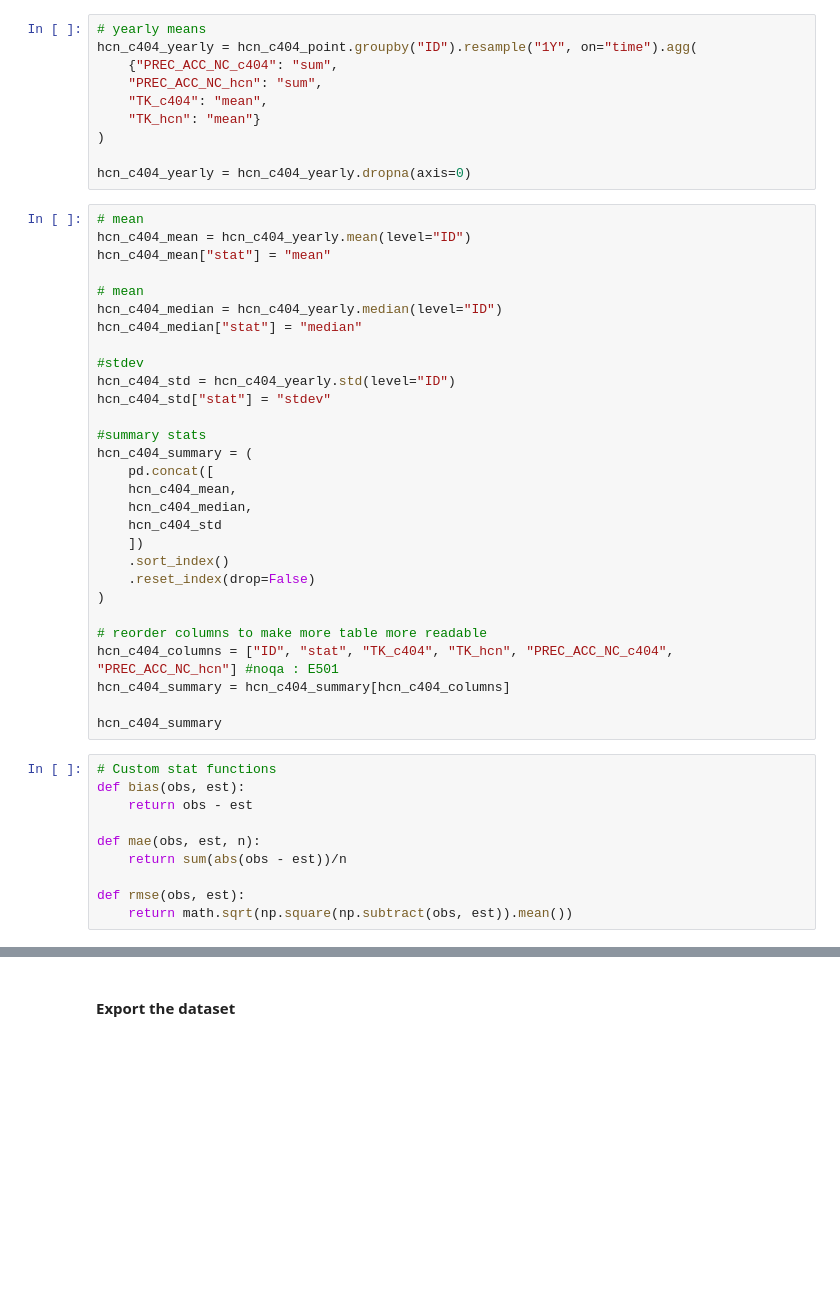
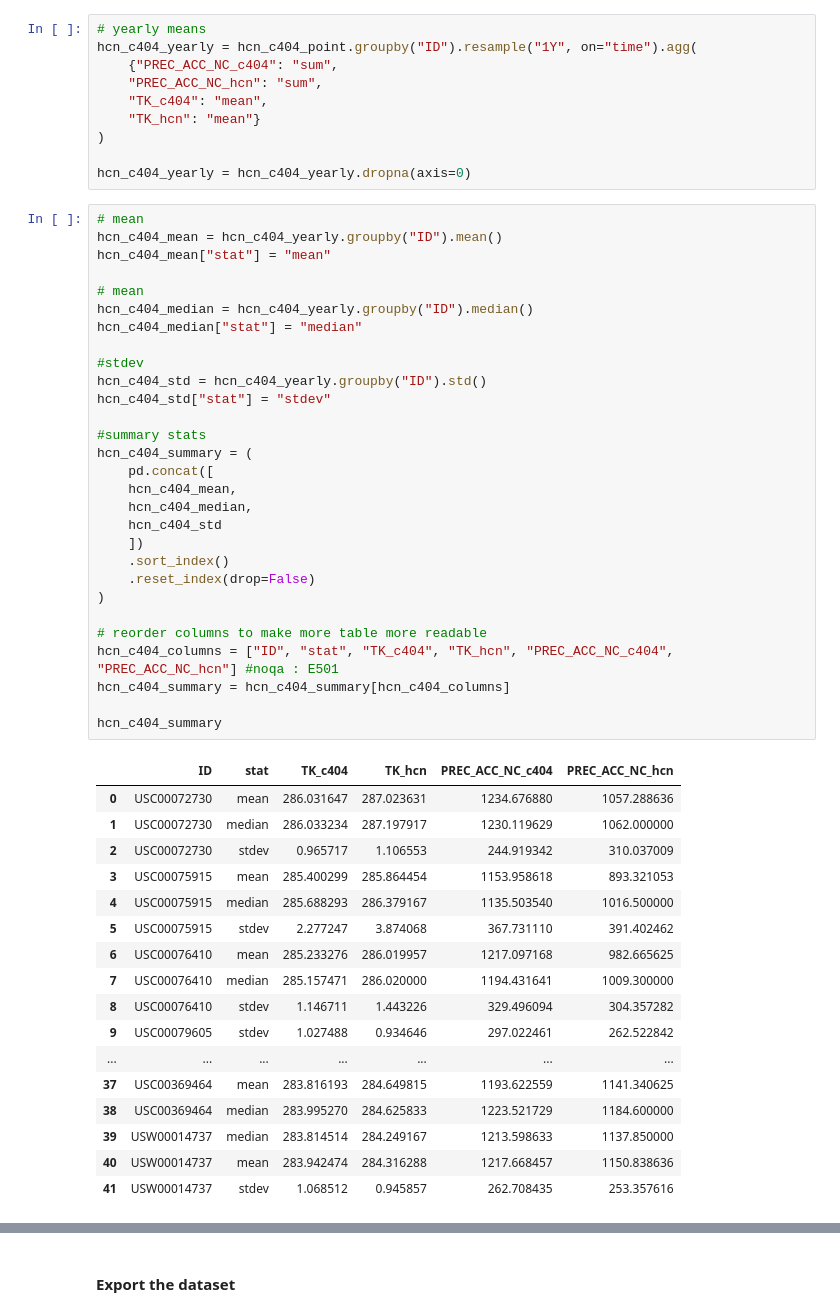
Before and after one commit to hytest-org/hytest, a Jupyter notebook: evaluation/tutorials/CONUS404/2_CONUS404_DRB_Analysis.ipynb, the cells around one changed output, grey strips where cells are left out. Cells and saved outputs as stored; diff of their text form; blank space fills up the shorter version.

```diff
--- a/evaluation/tutorials/CONUS404/2_CONUS404_DRB_Analysis.ipynb
+++ b/evaluation/tutorials/CONUS404/2_CONUS404_DRB_Analysis.ipynb
@@ -1591,43 +1598,51 @@ hcn_c404_yearly = hcn_c404_point.groupby("ID").resample("1Y", on="time").agg(
 hcn_c404_yearly = hcn_c404_yearly.dropna(axis=0)
 # %%
 # mean
-hcn_c404_mean = hcn_c404_yearly.mean(level="ID")
+hcn_c404_mean = hcn_c404_yearly.groupby("ID").mean()
 hcn_c404_mean["stat"] = "mean"
 
 # mean
-hcn_c404_median = hcn_c404_yearly.median(level="ID")
+hcn_c404_median = hcn_c404_yearly.groupby("ID").median()
 hcn_c404_median["stat"] = "median"
 
 #stdev
-hcn_c404_std = hcn_c404_yearly.std(level="ID")
+hcn_c404_std = hcn_c404_yearly.groupby("ID").std()
 hcn_c404_std["stat"] = "stdev"
 
 #summary stats
 hcn_c404_summary = (
     pd.concat([
     hcn_c404_mean,
     hcn_c404_median,
     hcn_c404_std
     ])
     .sort_index()
     .reset_index(drop=False)
 )
 
 # reorder columns to make more table more readable
 hcn_c404_columns = ["ID", "stat", "TK_c404", "TK_hcn", "PREC_ACC_NC_c404", "PREC_ACC_NC_hcn"] #noqa : E501
 hcn_c404_summary = hcn_c404_summary[hcn_c404_columns]
 
 hcn_c404_summary
+# %% [output]
+|  | ID | stat | TK_c404 | TK_hcn | PREC_ACC_NC_c404 | PREC_ACC_NC_hcn |
+| 0 | USC00072730 | mean | 286.031647 | 287.023631 | 1234.676880 | 1057.288636 |
+| 1 | USC00072730 | median | 286.033234 | 287.197917 | 1230.119629 | 1062.000000 |
+| 2 | USC00072730 | stdev | 0.965717 | 1.106553 | 244.919342 | 310.037009 |
+| 3 | USC00075915 | mean | 285.400299 | 285.864454 | 1153.958618 | 893.321053 |
+| 4 | USC00075915 | median | 285.688293 | 286.379167 | 1135.503540 | 1016.500000 |
+| 5 | USC00075915 | stdev | 2.277247 | 3.874068 | 367.731110 | 391.402462 |
+| 6 | USC00076410 | mean | 285.233276 | 286.019957 | 1217.097168 | 982.665625 |
+| 7 | USC00076410 | median | 285.157471 | 286.020000 | 1194.431641 | 1009.300000 |
+| 8 | USC00076410 | stdev | 1.146711 | 1.443226 | 329.496094 | 304.357282 |
+| 9 | USC00079605 | stdev | 1.027488 | 0.934646 | 297.022461 | 262.522842 |
+| ... | ... | ... | ... | ... | ... | ... |
+| 37 | USC00369464 | mean | 283.816193 | 284.649815 | 1193.622559 | 1141.340625 |
+| 38 | USC00369464 | median | 283.995270 | 284.625833 | 1223.521729 | 1184.600000 |
+| 39 | USW00014737 | median | 283.814514 | 284.249167 | 1213.598633 | 1137.850000 |
+| 40 | USW00014737 | mean | 283.942474 | 284.316288 | 1217.668457 | 1150.838636 |
+| 41 | USW00014737 | stdev | 1.068512 | 0.945857 | 262.708435 | 253.357616 |
-# %%
-# Custom stat functions
-def bias(obs, est):
-    return obs - est
-
-def mae(obs, est, n):
-    return sum(abs(obs - est))/n
-
-def rmse(obs, est):
-    return math.sqrt(np.square(np.subtract(obs, est)).mean())
 # %%
 # create dictionary of comparative stats then transform into pandas dataframe
 
```
Also changed, not shown: parts of 18 cells of this notebook.
